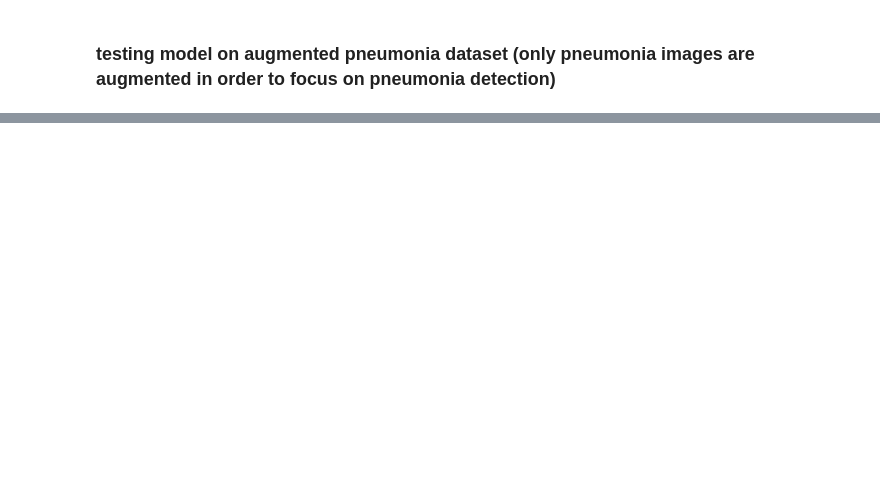
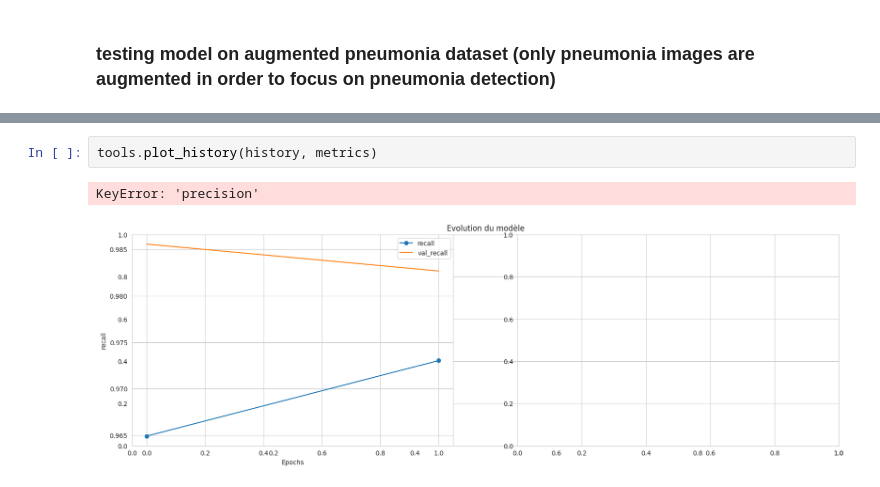
Before and after one commit to YvanDesPatates/IA_XRay_chest, a Jupyter notebook: DL_je_sais_plus_quoi_mettre_comme_nom.ipynb, the cells around one changed output, grey strips where cells are left out. Drawn from its saved outputs; the diff is of its cells as text; blank space fills up the shorter version.

```diff
--- a/DL_je_sais_plus_quoi_mettre_comme_nom.ipynb
+++ b/DL_je_sais_plus_quoi_mettre_comme_nom.ipynb
@@ -176,0 +160,5 @@ recall : 0.9896788990825688 | precision : 0.9103375527426161 | f1score : 0.94835
+# %%
+tools.plot_history(history, metrics)
+# %% [output]
+KeyError: 'precision'
+[figure, added]
```
Also changed, not shown: parts of 11 cells of this notebook, 1 other file.
